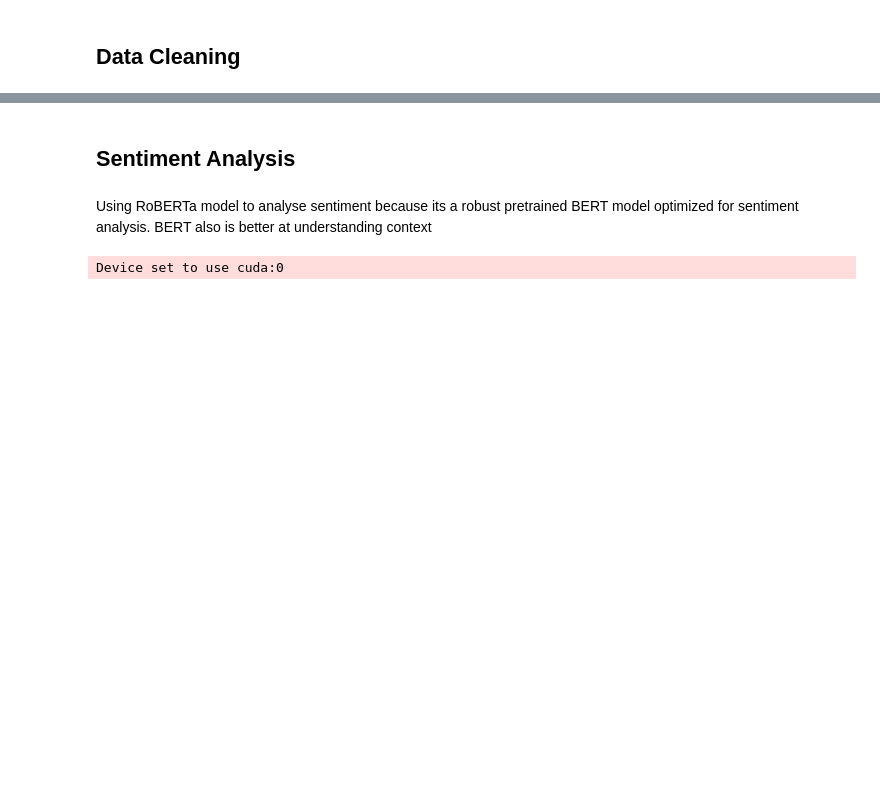
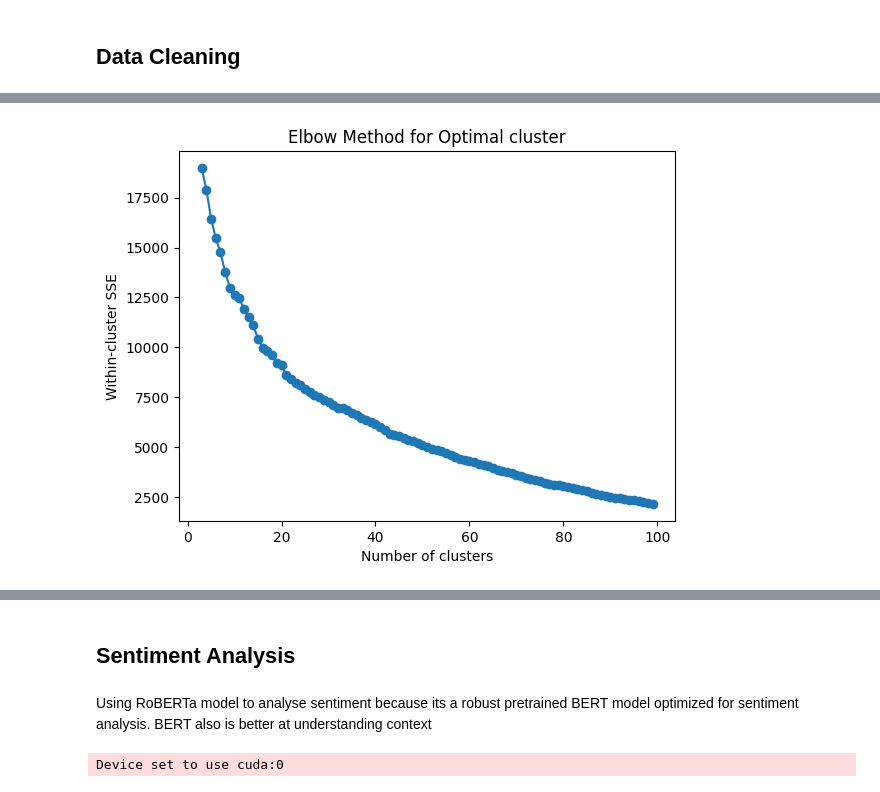
Before and after one commit to SRINIRAGZ/sentimentAnalysis, a Jupyter notebook: SentimentAnalysis.ipynb, the cells around one changed output, grey strips where cells are left out. Saved outputs shown, nothing was run; the diff lists cells and outputs as text; code cells hidden in the pictures; blank space fills up the shorter version.

```diff
--- a/SentimentAnalysis.ipynb
+++ b/SentimentAnalysis.ipynb
@@ -86,3 +176,3 @@ dtype: float64
 # %%
-#Clean Mentions in comment
-df['comment_text'] = df['comment_text'].str.replace(r'@\w+', '', regex=True)
+df['comment_wo_mentions'] = df['comment_text'].str.replace(r"'@\w+",'', regex=True)
+df[df['comment_type']=='mentions'].head()
@@ -95,8 +185,0 @@ Index(['timestamp', 'media_id', 'media_caption', 'comment_text', 'sentiment',
-# %%
-#cleaning duplicates
-df.drop_duplicates(inplace=True)
-df.sort_values('timestamp', inplace=True)
-df['aggcol'] = df[['media_id', 'media_caption', 'comment_text']].apply(tuple, axis=1)
-df.drop_duplicates(subset='aggcol', keep='first', inplace=True)
-df.drop(columns=['aggcol'], inplace=True)
-df.shape
@@ -106,0 +207,2 @@ df.shape
+# %%
+df2=df[['media_id','media_caption']].drop_duplicates()
@@ -106,0 +216,7 @@ df.shape
+# %%
+from sentence_transformers import SentenceTransformer
+from sklearn.cluster import KMeans
+
+# Generate embeddings
+embedder = SentenceTransformer(MODEL)
+embeddings = embedder.encode(list(df2['media_caption']))
@@ -106,0 +227,19 @@ df.shape
+# %%
+clusterlist = range(3,100)
+sse=[] #error/ loss
+# Cluster into 3 themes (adjust as needed)
+for k in clusterlist:
+    clustering_model = KMeans(n_clusters=k, random_state=42)
+    clustering_model.fit(embeddings)
+    sse.append(clustering_model.inertia_)
+
+# Plot Elbow Curve
+plt.plot(clusterlist, sse, marker='o')
+plt.xlabel("Number of clusters")
+plt.ylabel("Within-cluster SSE")
+plt.title("Elbow Method for Optimal cluster")
+plt.show()
+# for k, sse in zip(list(range(len(sse))),sse):
+#   print(k, sse)
+# %% [output]
+[figure, added]
```
Also changed, not shown: parts of 52 cells of this notebook.
